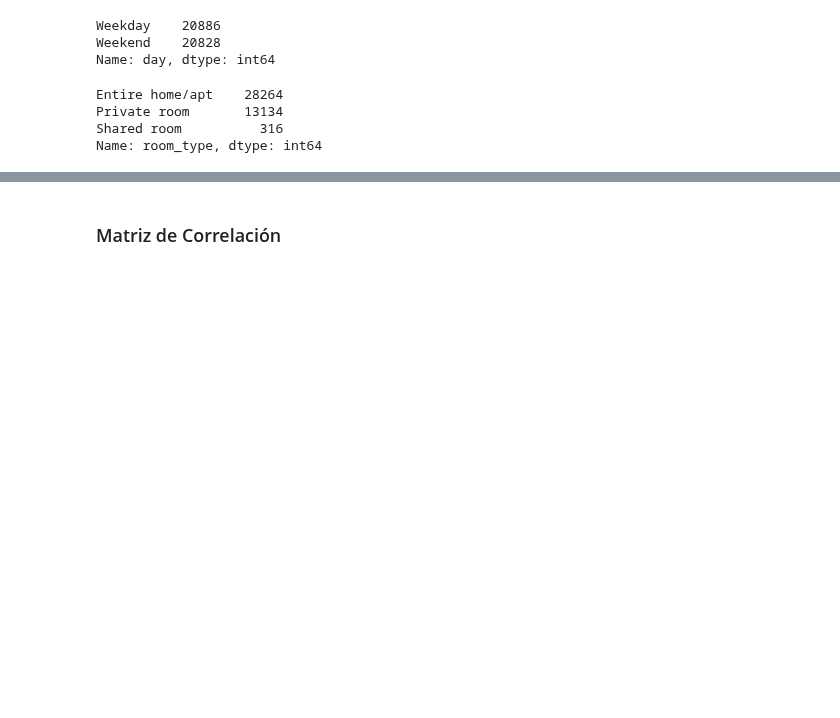
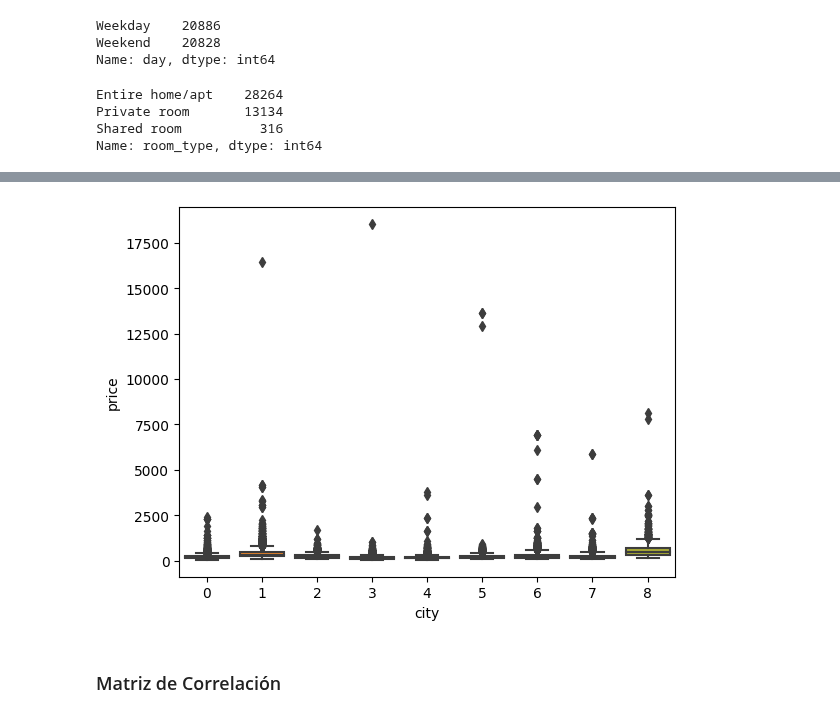
Before and after one commit to pythonpanama/pylearn-data-101, a Jupyter notebook: notebooks/AirBnB Europa.ipynb, the cells around one changed output, grey strips where cells are left out. Saved outputs shown, nothing was run; the diff lists cells and outputs as text; code cells hidden in the pictures; blank space fills up the shorter version.

```diff
--- a/notebooks/AirBnB Europa.ipynb
+++ b/notebooks/AirBnB Europa.ipynb
@@ -222,3 +199,9 @@ df['room_type'] = df['room_type'].map(room_type_mapping)
+# %%
+sns.boxplot(x="city", y="price", data=df)
+
+plt.show()
+# %% [output]
+[figure, added]
 # %% [markdown]
 ### Matriz de Correlación
 # %%
```
Also changed, not shown: parts of 26 cells of this notebook.
